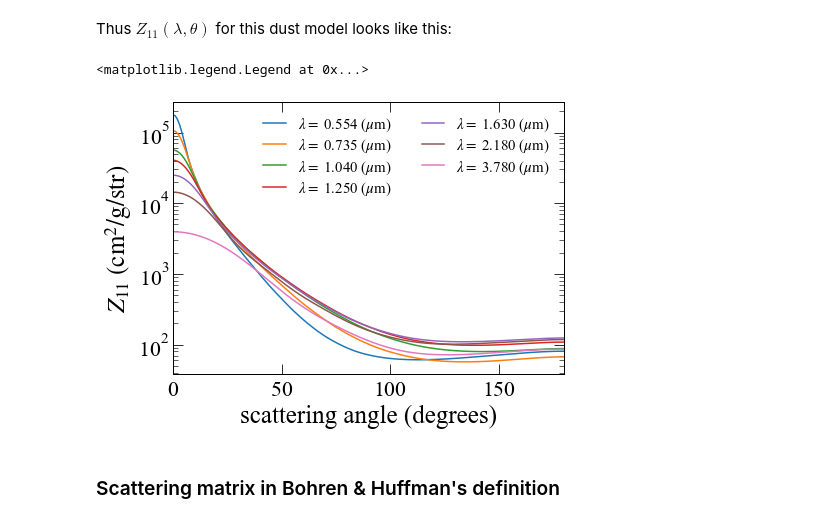
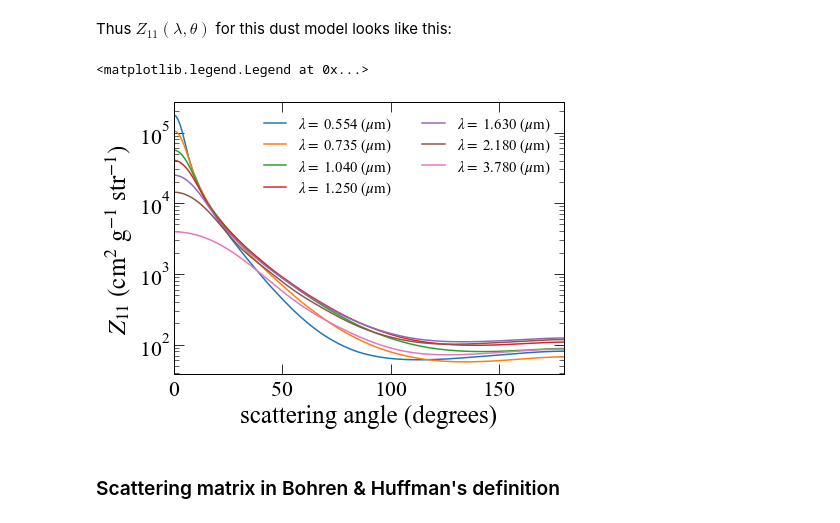
Before and after one commit to rtazaki1205/AggScatVIR, a Jupyter notebook: docs/examples.ipynb, the cells around one changed output. Cells and saved outputs as stored; diff of their text form; code cells hidden in the pictures.

```diff
--- a/docs/examples.ipynb
+++ b/docs/examples.ipynb
@@ -187,19 +187,19 @@ Thus $Z_{11}(\lambda,\theta)$ for this dust model looks like this:
 # %%
 import matplotlib
 import matplotlib.pyplot as plt
 
 fig, ax =plt.subplots(figsize=(7,5))
-ax.set_ylabel('$Z_{11}~(\mathrm{cm}^2/\mathrm{g}/\mathrm{str})$')
+ax.set_ylabel('$Z_{11}~(\mathrm{cm}^2~\mathrm{g}^{-1}~\mathrm{str}^{-1})$')
 ax.set_xlim(0,180)
 ax.set_yscale('log')
 ax.set_xlabel('scattering angle (degrees)')
 for iwav in range(a.nlmd):
     label='$\lambda=$ %5.3f ($\mu\mathrm{m}$)'%a.lmd[iwav]
     ax.plot(a.scatang,a.smat11[iwav,:],label=label)
 ax.legend(fontsize=15,ncol=2,frameon=False)
 # %% [output]
 <matplotlib.legend.Legend at 0x...>
-[figure, old version]
+[figure, new version]
 # %% [markdown]
 ### Scattering matrix in Bohren & Huffman's definition
 # %% [markdown]
```
Also changed, not shown: parts of 5 cells of this notebook, 22 other files.
